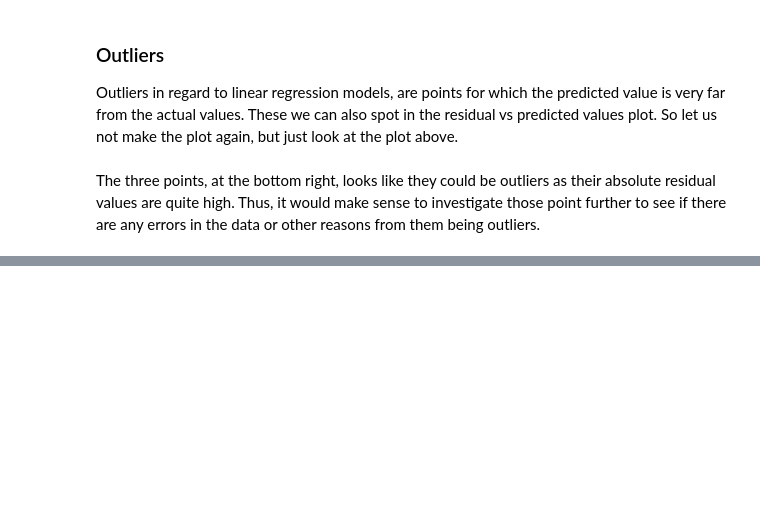
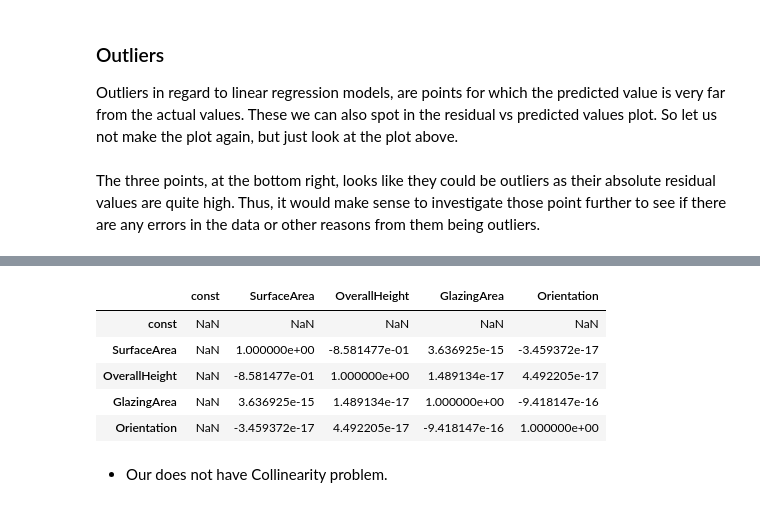
Before and after one commit to victorwp288/Data_-_things, a Jupyter notebook: 4.Exercises in linear regression.ipynb, the cells around one changed output, grey strips where cells are left out. Saved outputs shown, nothing was run; the diff lists cells and outputs as text; code cells hidden in the pictures; blank space fills up the shorter version.

```diff
--- a/4.Exercises in linear regression.ipynb
+++ b/4.Exercises in linear regression.ipynb
@@ -385,0 +428,11 @@ High leverage points are usually points that have an x-value far away from the o
+# %%
+X_const.corr()
+# %% [output]
+|  | const | SurfaceArea | OverallHeight | GlazingArea | Orientation |
+| const | NaN | NaN | NaN | NaN | NaN |
+| SurfaceArea | NaN | 1.000000e+00 | -8.581477e-01 | 3.636925e-15 | -3.459372e-17 |
+| OverallHeight | NaN | -8.581477e-01 | 1.000000e+00 | 1.489134e-17 | 4.492205e-17 |
+| GlazingArea | NaN | 3.636925e-15 | 1.489134e-17 | 1.000000e+00 | -9.418147e-16 |
+| Orientation | NaN | -3.459372e-17 | 4.492205e-17 | -9.418147e-16 | 1.000000e+00 |
+# %% [markdown]
+* Our does not have Collinearity problem.
```
Also changed, not shown: parts of 45 cells of this notebook, 2 other files.
